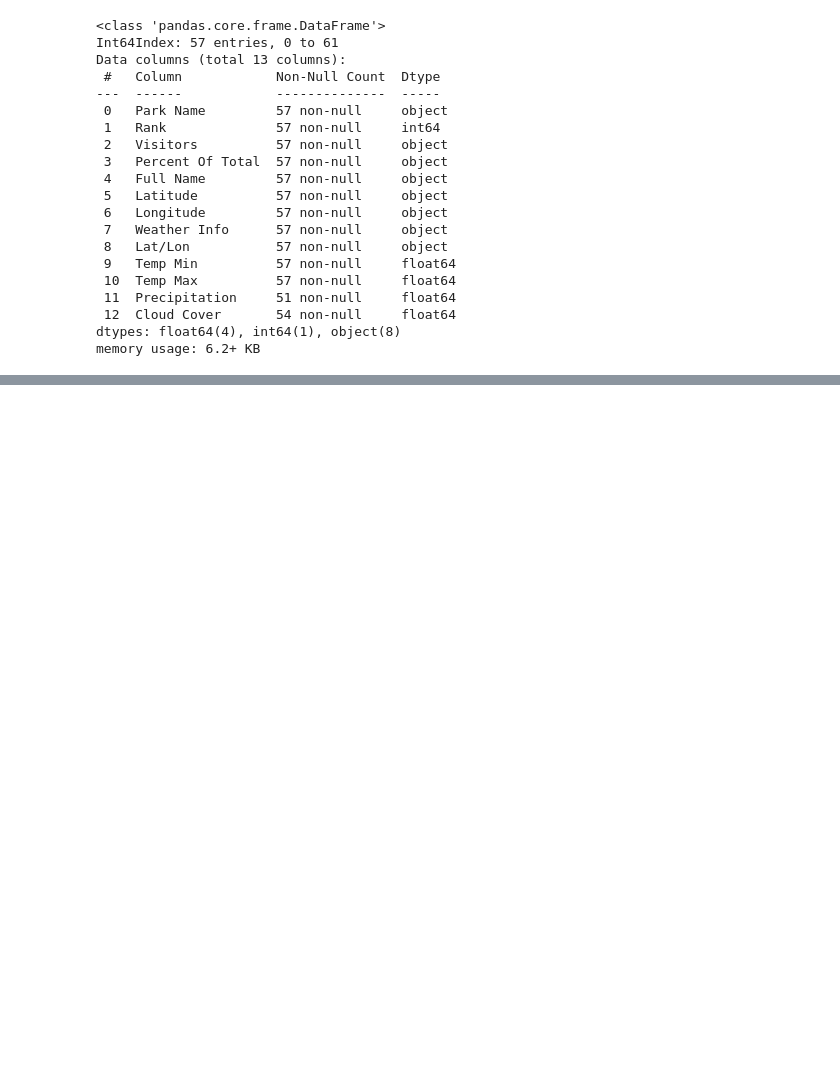
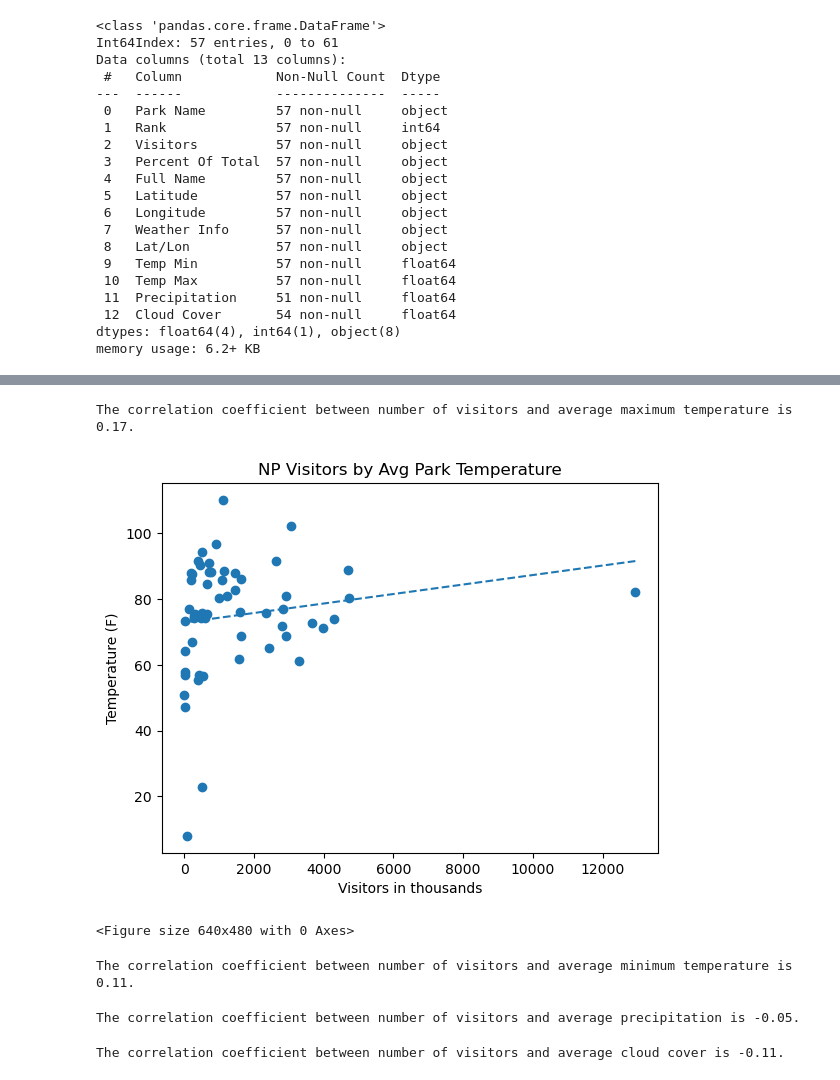
Before and after one commit to JessicaRBailey/Group_CA, a Jupyter notebook: Park_weather/weather.ipynb, the cells around one changed output, grey strips where cells are left out. Saved outputs shown, nothing was run; the diff lists cells and outputs as text; code cells hidden in the pictures; blank space fills up the shorter version.

```diff
--- a/Park_weather/weather.ipynb
+++ b/Park_weather/weather.ipynb
@@ -325,0 +323,51 @@ TypeError: 'str' object is not callable
+# %%
+#Linear regression between Avg Max Temp and Num of Visitors by Park
+
+# Calculate the correlation coefficient
+visitors = visitors_by_thousand["Visitors (k)"]
+max_temp = visitors_by_thousand["Temp Max"]
+print(f"The correlation coefficient between number of visitors and average maximum temperature is {round(st.pearsonr(visitors,max_temp)[0],2)}.")
+
+pe_slope, pe_int, pe_r, pe_p, pe_std_err  = st.linregress(visitors, max_temp)
+pe_fit = pe_slope * visitors + pe_int
+
+plt.scatter(visitors_by_thousand["Visitors (k)"], visitors_by_thousand["Temp Max"])
+plt.plot(visitors,pe_fit,"--")
+plt.title("NP Visitors by Avg Park Temperature")
+plt.xlabel("Visitors in thousands")
+plt.ylabel("Temperature (F)")
+plt.show()
+plt.savefig('Avg_Temp_Scatter.png', dpi=200, transparent=True) #dpi:  Higher number increases quality of picture AND size of file.  100 is default, 200 is double. Transparent applies to whether the background is clear or white.
+# %% [output]
+The correlation coefficient between number of visitors and average maximum temperature is 0.17.
+[figure, added]
+<Figure size 640x480 with 0 Axes>
+# %%
+#Linear regression between Avg Min Temp and Num of Visitors by Park
+
+# Calculate the correlation coefficient
+visitors = visitors_by_thousand["Visitors (k)"]
+min_temp = visitors_by_thousand["Temp Min"]
+print(f"The correlation coefficient between number of visitors and average minimum temperature is {round(st.pearsonr(visitors,min_temp)[0],2)}.")
+# %% [output]
+The correlation coefficient between number of visitors and average minimum temperature is 0.11.
+# %%
+#Linear regression between Avg Precipitation and Num of Visitors by Park
+
+# Calculate the correlation coefficient
+precip_df = visitors_by_thousand.dropna(subset = ["Precipitation"])
+visitors = precip_df["Visitors (k)"]
+precip = precip_df["Precipitation"]
+print(f"The correlation coefficient between number of visitors and average precipitation is {round(st.pearsonr(visitors,precip)[0],2)}.")
+# %% [output]
+The correlation coefficient between number of visitors and average precipitation is -0.05.
+# %%
+#Linear regression between Avg Cloud Cover and Num of Visitors by Park
+
+# Calculate the correlation coefficient
+cloudcover_df = visitors_by_thousand.dropna(subset = ["Cloud Cover"])
+visitors = cloudcover_df["Visitors (k)"]
+cloudcover = cloudcover_df["Cloud Cover"]
+print(f"The correlation coefficient between number of visitors and average cloud cover is {round(st.pearsonr(visitors,cloudcover)[0],2)}.")
+# %% [output]
+The correlation coefficient between number of visitors and average cloud cover is -0.11.
```
Also changed, not shown: parts of 6 cells of this notebook, 2 other files.
